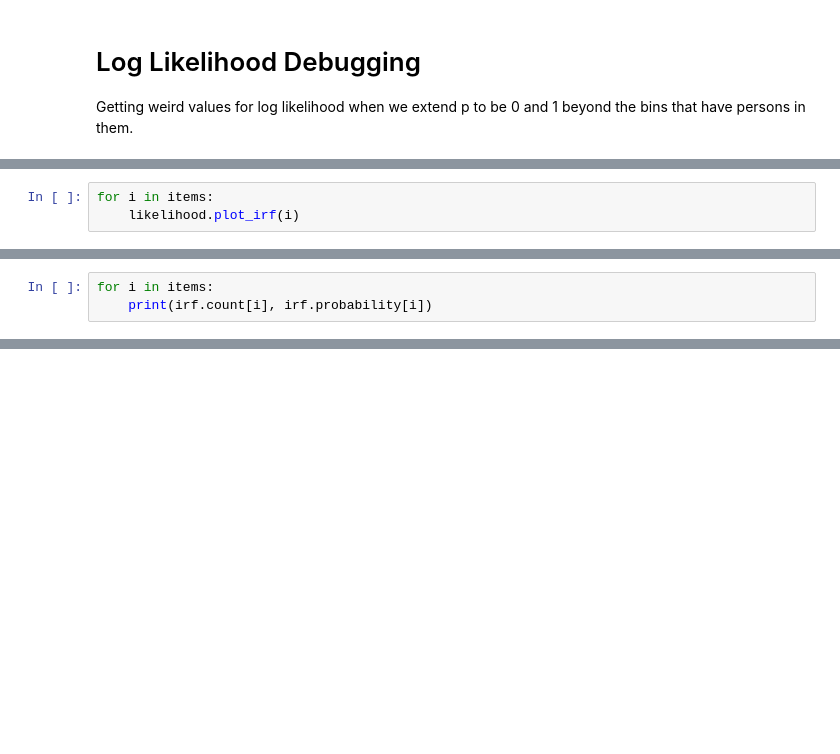
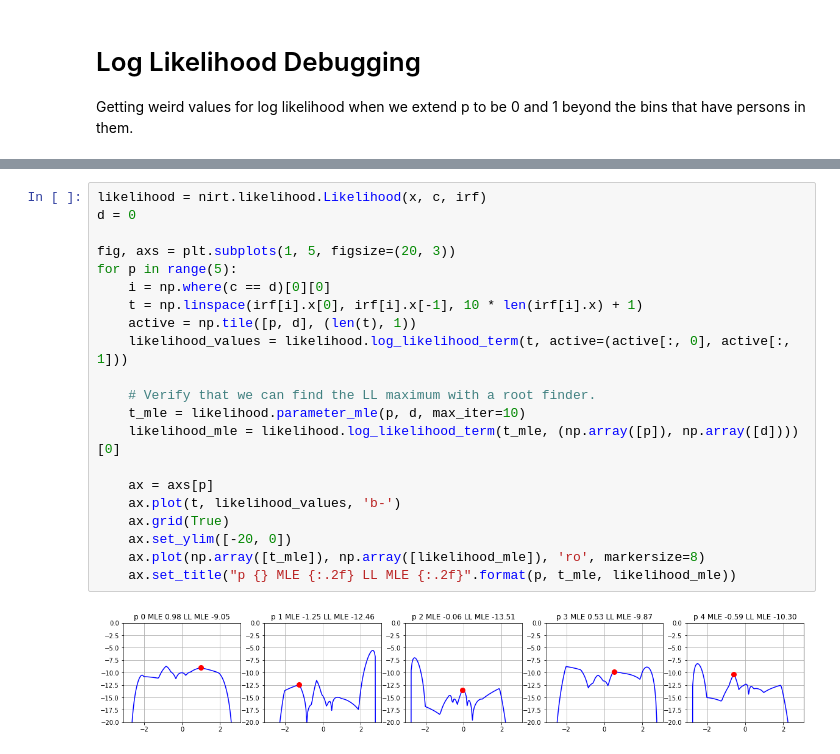
Before and after one commit to ETS-Next-Gen/irt-mcmc, a Jupyter notebook: notebooks/debugging_log_likelihood.ipynb, the cells around one changed output, grey strips where cells are left out. Drawn from its saved outputs; the diff is of its cells as text; blank space fills up the shorter version.

```diff
--- a/notebooks/debugging_log_likelihood.ipynb
+++ b/notebooks/debugging_log_likelihood.ipynb
@@ -89,3 +39,0 @@ Dimension 0, items [0 5 6 7]
-# %%
-for i in items:
-    likelihood.plot_irf(i)
@@ -94,3 +39,0 @@ for i in items:
-# %%
-for i in items:
-    print(irf.count[i], irf.probability[i])
@@ -151,0 +62,23 @@ IndexError: index 3 is out of bounds for axis 1 with size 3
+# %%
+likelihood = nirt.likelihood.Likelihood(x, c, irf)
+d = 0
+
+fig, axs = plt.subplots(1, 5, figsize=(20, 3))
+for p in range(5):
+    i = np.where(c == d)[0][0]
+    t = np.linspace(irf[i].x[0], irf[i].x[-1], 10 * len(irf[i].x) + 1)
+    active = np.tile([p, d], (len(t), 1))
+    likelihood_values = likelihood.log_likelihood_term(t, active=(active[:, 0], active[:, 1]))
+
+    # Verify that we can find the LL maximum with a root finder.
+    t_mle = likelihood.parameter_mle(p, d, max_iter=10)
+    likelihood_mle = likelihood.log_likelihood_term(t_mle, (np.array([p]), np.array([d])))[0]
+
+    ax = axs[p]
+    ax.plot(t, likelihood_values, 'b-')
+    ax.grid(True)
+    ax.set_ylim([-20, 0])
+    ax.plot(np.array([t_mle]), np.array([likelihood_mle]), 'ro', markersize=8)
+    ax.set_title("p {} MLE {:.2f} LL MLE {:.2f}".format(p, t_mle, likelihood_mle))
+# %% [output]
+[figure, added]
```
Also changed, not shown: parts of 17 cells of this notebook, 6 other files.
